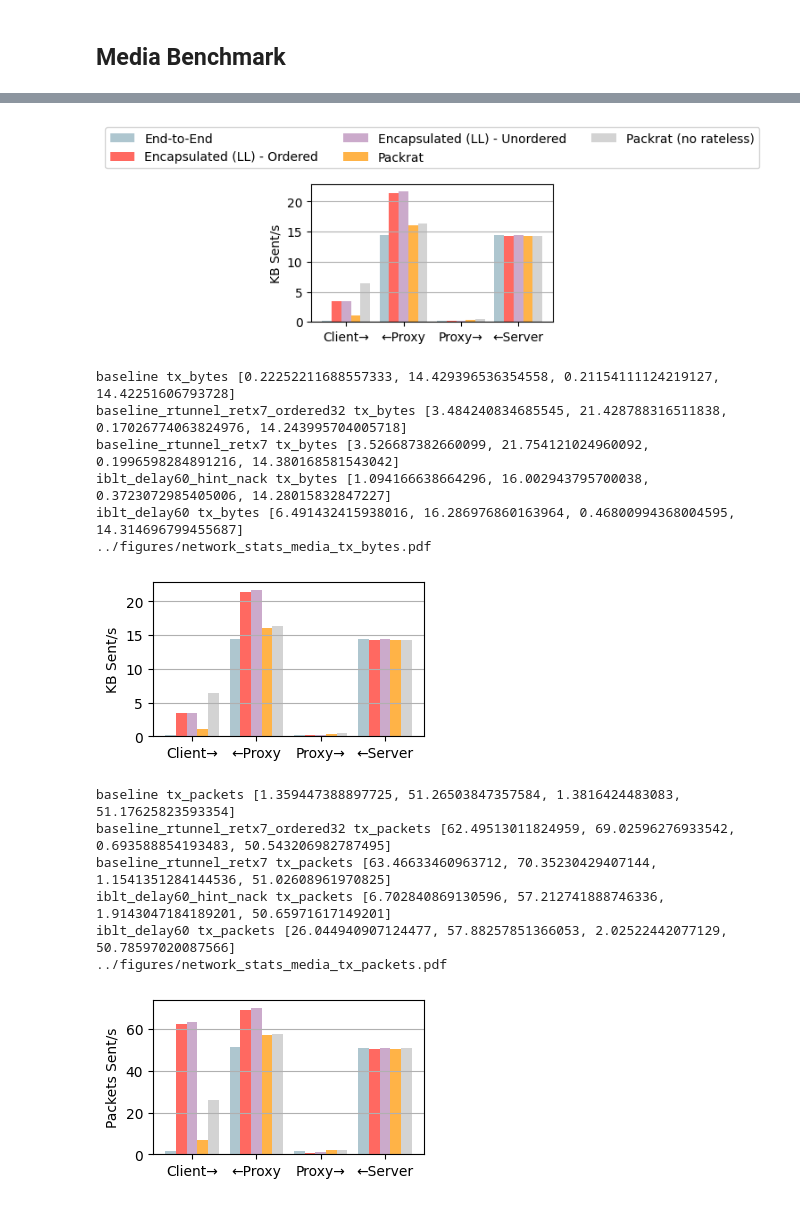
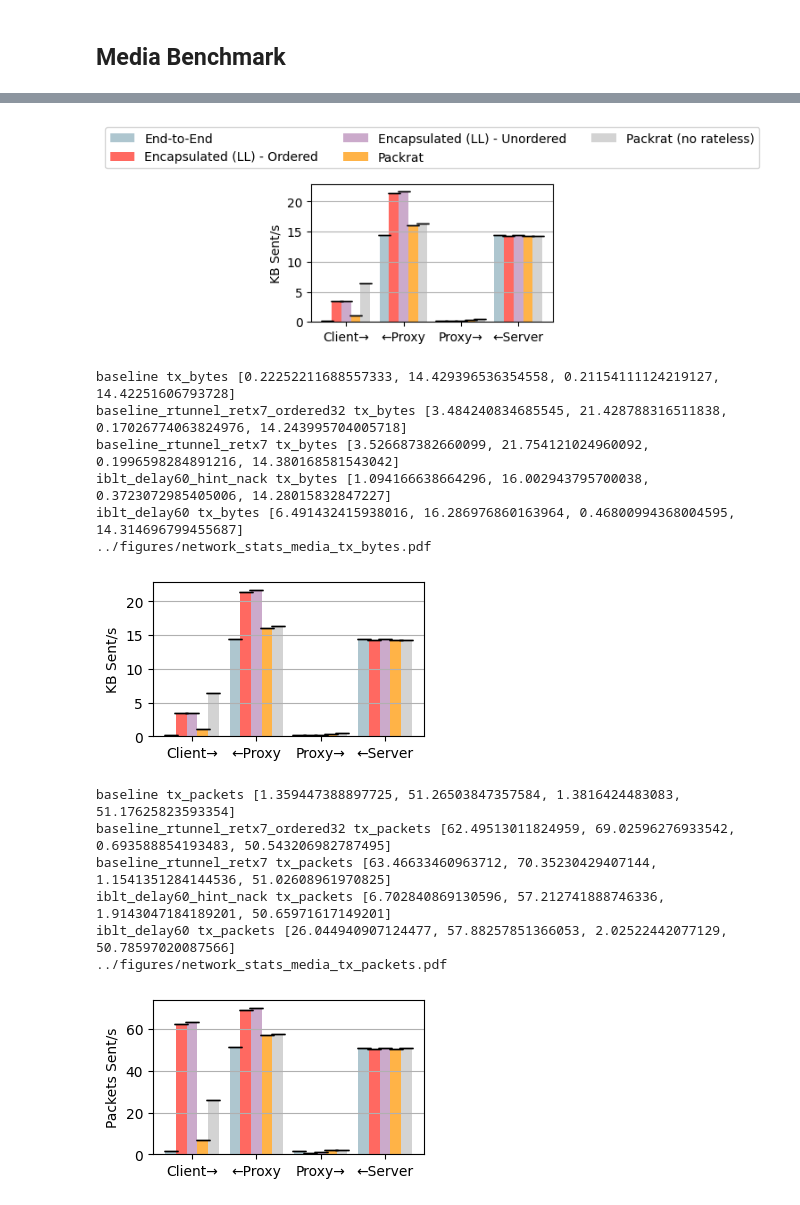
Before and after one commit to StanfordSNR/sidekick-downloads, a Jupyter notebook: notebook/network_statistics.ipynb, the cells around one changed output, grey strips where cells are left out. Saved outputs shown, nothing was run; the diff lists cells and outputs as text; code cells hidden in the pictures.

```diff
--- a/notebook/network_statistics.ipynb
+++ b/notebook/network_statistics.ipynb
@@ -194,36 +194,36 @@ duration = 180
 def gen_labels():
     labels = [
         'baseline',
         'baseline_rtunnel_retx7_ordered32',
         'baseline_rtunnel_retx7',
         f'iblt_delay{ACK_DELAY_SAT}_hint_nack',
         f'iblt_delay{ACK_DELAY_SAT}',
     ]
     return labels
 
 media_data = parse_media_data(execute=execute, duration=duration, labels=gen_labels())
-plot_network_statistics(media_data, gen_labels(), 'tx_bytes', ylabel='KB Sent/s', pdf='../figures/network_stats_media_legend.pdf', style=True, plot_yerr=False, legend=True)
-plot_network_statistics(media_data, gen_labels(), 'tx_bytes', ylabel='KB Sent/s', pdf='../figures/network_stats_media_tx_bytes.pdf', style=True, plot_yerr=False)
-plot_network_statistics(media_data, gen_labels(), 'tx_packets', ylabel='Packets Sent/s', pdf='../figures/network_stats_media_tx_packets.pdf', style=True, plot_yerr=False)
+plot_network_statistics(media_data, gen_labels(), 'tx_bytes', ylabel='KB Sent/s', pdf='../figures/network_stats_media_legend.pdf', style=True, plot_yerr=True, legend=True)
+plot_network_statistics(media_data, gen_labels(), 'tx_bytes', ylabel='KB Sent/s', pdf='../figures/network_stats_media_tx_bytes.pdf', style=True, plot_yerr=True)
+plot_network_statistics(media_data, gen_labels(), 'tx_packets', ylabel='Packets Sent/s', pdf='../figures/network_stats_media_tx_packets.pdf', style=True, plot_yerr=True)
 # %% [output]
 baseline tx_bytes [0.22252211688557333, 14.429396536354558, 0.21154111124219127, 14.42251606793728]
 baseline_rtunnel_retx7_ordered32 tx_bytes [3.484240834685545, 21.428788316511838, 0.17026774063824976, 14.243995704005718]
 baseline_rtunnel_retx7 tx_bytes [3.526687382660099, 21.754121024960092, 0.1996598284891216, 14.380168581543042]
 iblt_delay60_hint_nack tx_bytes [1.094166638664296, 16.002943795700038, 0.3723072985405006, 14.28015832847227]
 iblt_delay60 tx_bytes [6.491432415938016, 16.286976860163964, 0.46800994368004595, 14.314696799455687]
 ../figures/network_stats_media_legend.pdf
-[figure, old version]
+[figure, new version]
 baseline tx_bytes [0.22252211688557333, 14.429396536354558, 0.21154111124219127, 14.42251606793728]
 baseline_rtunnel_retx7_ordered32 tx_bytes [3.484240834685545, 21.428788316511838, 0.17026774063824976, 14.243995704005718]
 baseline_rtunnel_retx7 tx_bytes [3.526687382660099, 21.754121024960092, 0.1996598284891216, 14.380168581543042]
 iblt_delay60_hint_nack tx_bytes [1.094166638664296, 16.002943795700038, 0.3723072985405006, 14.28015832847227]
 iblt_delay60 tx_bytes [6.491432415938016, 16.286976860163964, 0.46800994368004595, 14.314696799455687]
 ../figures/network_stats_media_tx_bytes.pdf
-[figure, old version]
+[figure, new version]
 baseline tx_packets [1.359447388897725, 51.26503847357584, 1.3816424483083, 51.17625823593354]
 baseline_rtunnel_retx7_ordered32 tx_packets [62.49513011824959, 69.02596276933542, 0.693588854193483, 50.543206982787495]
 baseline_rtunnel_retx7 tx_packets [63.46633460963712, 70.35230429407144, 1.1541351284144536, 51.02608961970825]
 iblt_delay60_hint_nack tx_packets [6.702840869130596, 57.212741888746336, 1.9143047184189201, 50.65971617149201]
 iblt_delay60 tx_packets [26.044940907124477, 57.88257851366053, 2.02522442077129, 50.78597020087566]
 ../figures/network_stats_media_tx_packets.pdf
-[figure, old version]
+[figure, new version]
```
Also changed, not shown: 2 other files.
